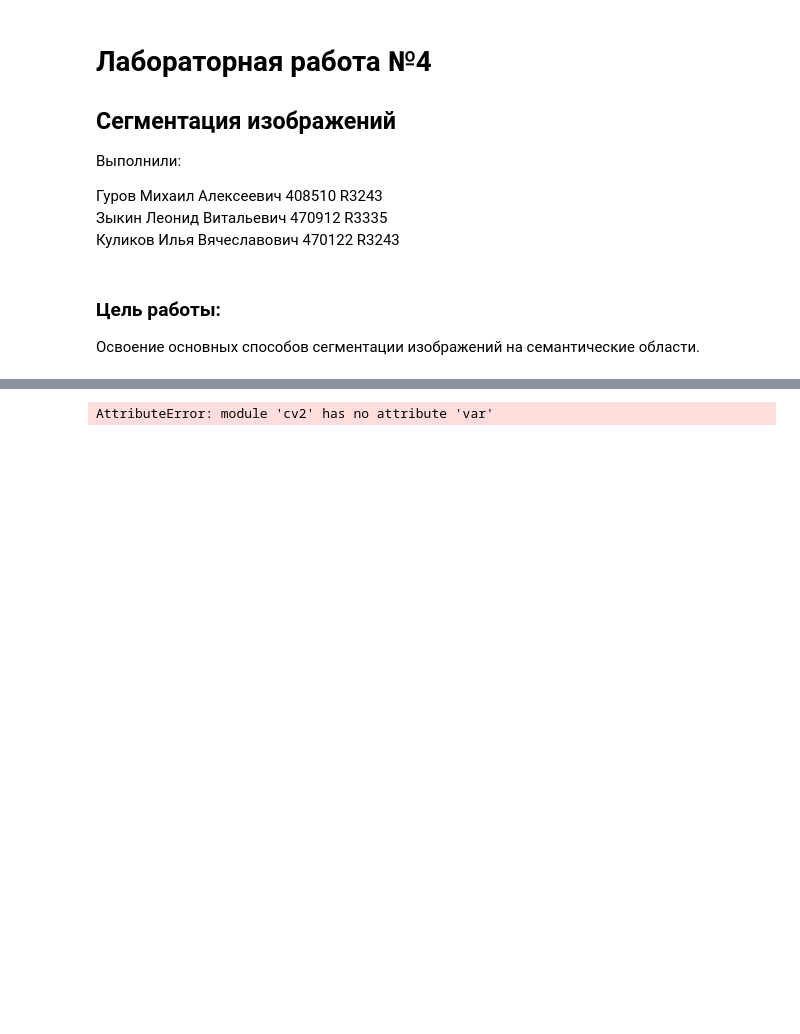
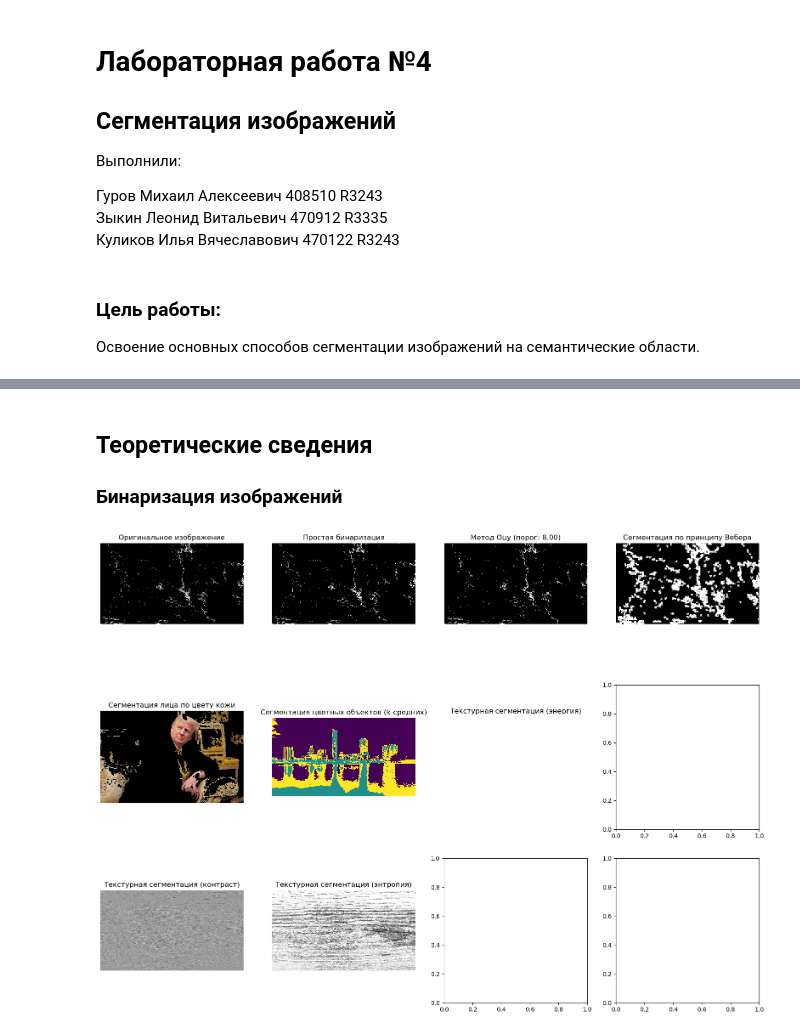
Before and after one commit to Leonid-Zykin/Computer-vizion-course, a Jupyter notebook: Lab 4/Lab 4.ipynb, the cells around one changed output, grey strips where cells are left out. Cells and saved outputs as stored; diff of their text form; code cells hidden in the pictures; blank space fills up the shorter version.

```diff
--- a/Lab 4/Lab 4.ipynb
+++ b/Lab 4/Lab 4.ipynb
@@ -12,3 +24,7 @@
+# %% [markdown]
+## Теоретические сведения
+
+### Бинаризация изображений
 # %%
 import cv2
 import numpy as np
@@ -23,15 +39,18 @@ gray = cv2.cvtColor(image, cv2.COLOR_BGR2GRAY)
 # Простая бинаризация
 threshold = 127
 _, binary = cv2.threshold(gray, threshold, 255, cv2.THRESH_BINARY)
+cv2.imwrite('binary.jpg', binary)
 
 # Двойная пороговая бинаризация
 t1, t2 = 110, 200
 _, binary_low = cv2.threshold(gray, t1, 255, cv2.THRESH_BINARY)
 _, binary_high = cv2.threshold(gray, t2, 255, cv2.THRESH_TOZERO_INV)
 double_threshold = cv2.bitwise_and(binary_low, binary_high)
+cv2.imwrite('double_threshold.jpg', double_threshold)
 
 # Метод Оцу
-t_otsu, binary_otsu = cv2.threshold(gray, 0, 255, cv2.THRESH_BINARY + cv2.THRESH_OTSU) ##############
+t_otsu, binary_otsu = cv2.threshold(gray, 0, 255, cv2.THRESH_BINARY + cv2.THRESH_OTSU)
+cv2.imwrite('binary_otsu.jpg', binary_otsu)
 
 # Сегментация 1: Цвет кожи
 face_image_path = 'face.jpg'  # Укажите путь к изображению с лицом
@@ -42,6 +61,15 @@ lower_skin = np.array([0, 48, 80], dtype=np.uint8)
 upper_skin = np.array([20, 255, 255], dtype=np.uint8)
 skin_mask = cv2.inRange(face_image_hsv, lower_skin, upper_skin)
 skin_segmented = cv2.bitwise_and(face_image, face_image, mask=skin_mask)
+cv2.imwrite('skin_segmented.jpg', skin_segmented)
+
+# Сегментация 1: Принцип Вебера
+weber_threshold = 0.2
+diff_image = cv2.absdiff(gray, cv2.GaussianBlur(gray, (5, 5), 0))
+weber_mask = diff_image > (weber_threshold * gray)
+weber_segmented = np.zeros_like(gray)
+weber_segmented[weber_mask] = 255
+cv2.imwrite('weber_segmented.jpg', weber_segmented)
 
 # Сегментация 2: k-средних в пространстве CIE Lab
 objects_image_path = 'objects.jpg'  # Укажите путь к изображению с цветными объектами
@@ -52,6 +80,7 @@ pixels = lab_image.reshape((-1, 3))
 kmeans = KMeans(n_clusters=3, random_state=42)
 kmeans.fit(pixels)
 segmented_image = kmeans.labels_.reshape(objects_image.shape[:2])
+cv2.imwrite('segmented_image.jpg', segmented_image * 85)  # Масштабирование для визуализации
 
 # Сегментация 3: Текстурная сегментация (энергия, контраст, энтропия)
 texture_image_path = 'texture.jpg'  # Укажите путь к изображению с текстурами
@@ -60,9 +89,12 @@ kernel = np.ones((5,5),np.uint8)
 energy = cv2.filter2D(texture_image, -1, kernel)
 contrast = cv2.Laplacian(texture_image, cv2.CV_64F)
 entropy = -texture_image * np.log2(texture_image + 1e-9)
+cv2.imwrite('energy.jpg', energy)
+cv2.imwrite('contrast.jpg', contrast)
+cv2.imwrite('entropy.jpg', entropy)
 
 # Визуализация
-fig, axs = plt.subplots(3, 3, figsize=(15, 15))
+fig, axs = plt.subplots(3, 4, figsize=(20, 15))
 axs[0, 0].imshow(cv2.cvtColor(image, cv2.COLOR_BGR2RGB))
 axs[0, 0].set_title('Оригинальное изображение')
 axs[0, 0].axis('off')
@@ -70,31 +102,35 @@ axs[0, 0].axis('off')
 axs[0, 1].imshow(binary, cmap='gray')
 axs[0, 1].set_title('Простая бинаризация')
 axs[0, 1].axis('off')
 
 axs[0, 2].imshow(binary_otsu, cmap='gray')
 axs[0, 2].set_title(f'Метод Оцу (порог: {t_otsu:.2f})')
 axs[0, 2].axis('off')
+
+axs[0, 3].imshow(weber_segmented, cmap='gray')
+axs[0, 3].set_title('Сегментация по принципу Вебера')
+axs[0, 3].axis('off')
 
 axs[1, 0].imshow(cv2.cvtColor(skin_segmented, cv2.COLOR_BGR2RGB))
 axs[1, 0].set_title('Сегментация лица по цвету кожи')
 axs[1, 0].axis('off')
 
 axs[1, 1].imshow(segmented_image, cmap='viridis')
 axs[1, 1].set_title('Сегментация цветных объектов (k-средних)')
 axs[1, 1].axis('off')
 
 axs[1, 2].imshow(energy, cmap='gray')
 axs[1, 2].set_title('Текстурная сегментация (энергия)')
 axs[1, 2].axis('off')
 
 axs[2, 0].imshow(contrast, cmap='gray')
 axs[2, 0].set_title('Текстурная сегментация (контраст)')
 axs[2, 0].axis('off')
 
 axs[2, 1].imshow(entropy, cmap='gray')
 axs[2, 1].set_title('Текстурная сегментация (энтропия)')
 axs[2, 1].axis('off')
 
 plt.show()
 # %% [output]
-AttributeError: module 'cv2' has no attribute 'var'
+[figure, added]
```
Also changed, not shown: parts of 1 cell of this notebook, 5 other files.
